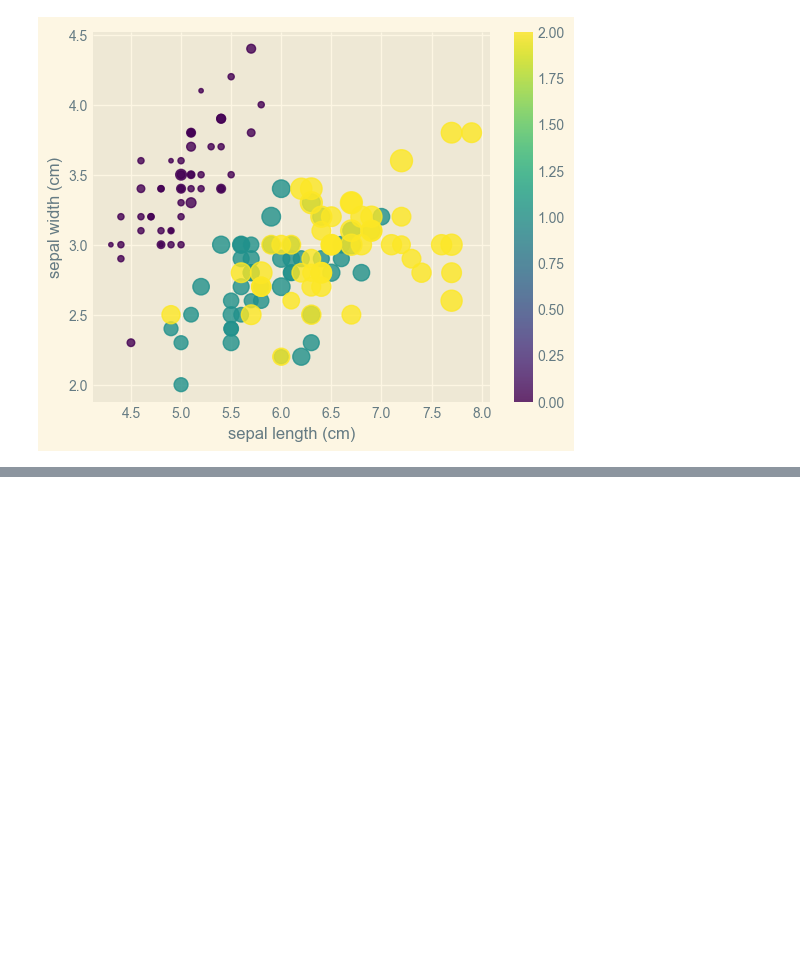
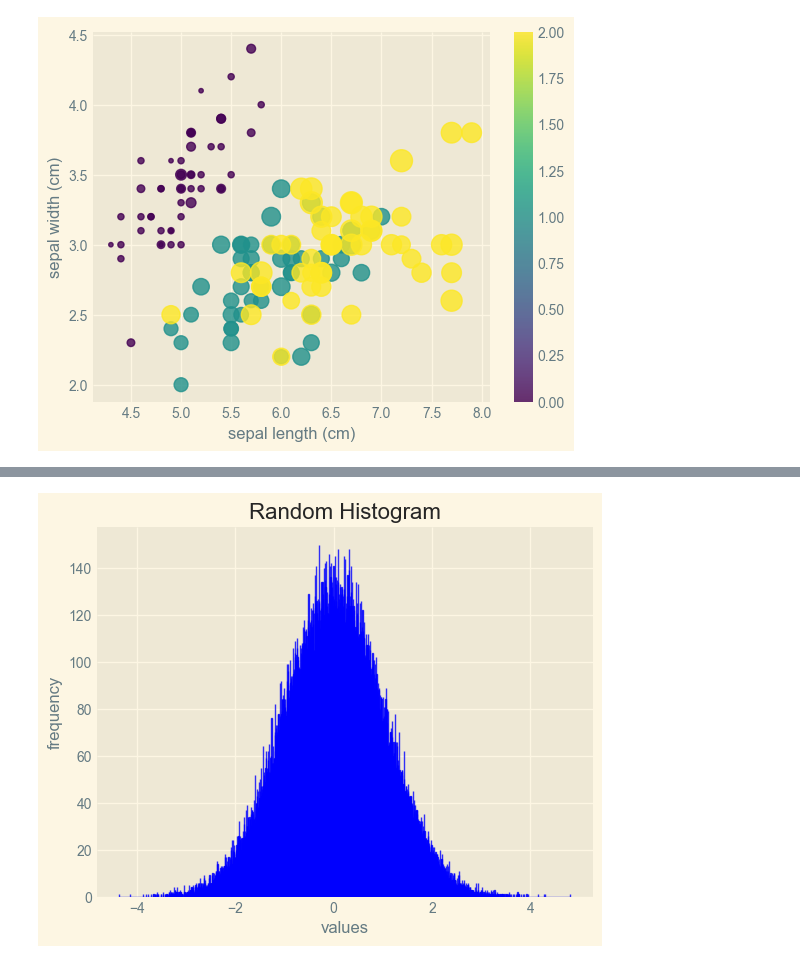
Before and after one commit to Anurag180203/jupyter_notebooks, a Jupyter notebook: Notebook5Matplotlib.ipynb, the cells around one changed output, grey strips where cells are left out. Drawn from its saved outputs; the diff is of its cells as text; code cells hidden in the pictures; blank space fills up the shorter version.

```diff
--- a/Notebook5Matplotlib.ipynb
+++ b/Notebook5Matplotlib.ipynb
@@ -258,0 +261,9 @@ plt.show()
+# %%
+data = np.random.randn(100000)
+plt.hist(data,bins=3000,edgecolor='blue',color='blue',alpha=.8)
+plt.xlabel("values")
+plt.ylabel("frequency")
+plt.title("Random Histogram")
+plt.show()
+# %% [output]
+[figure, added]
```
Also changed, not shown: parts of 16 cells of this notebook.
